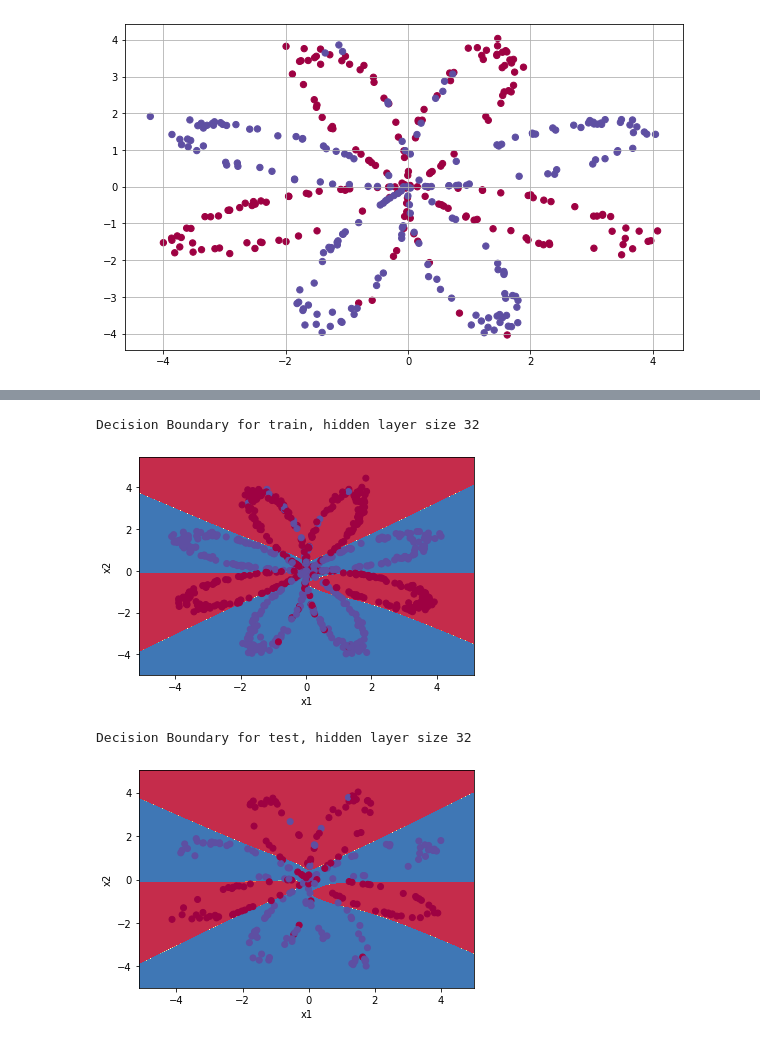
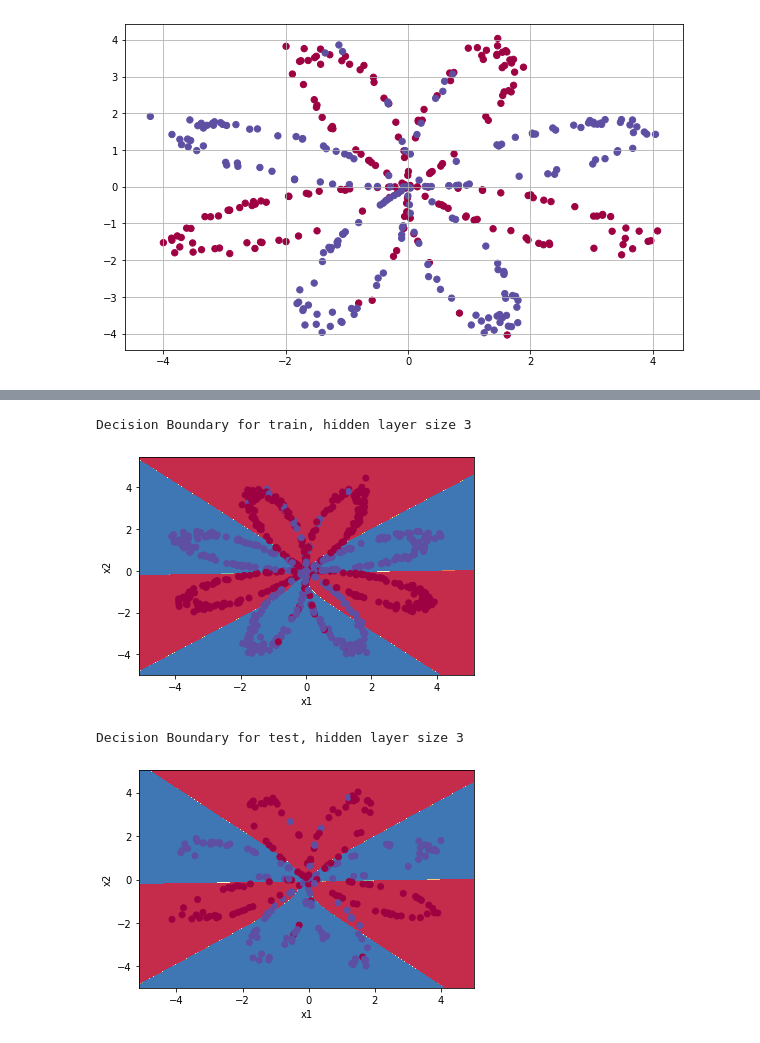
Before and after one commit to ArgoNeon/Introduction_in_neural_networks, a Jupyter notebook: main.ipynb, the cells around one changed output, grey strips where cells are left out. Drawn from its saved outputs; the diff is of its cells as text; code cells hidden in the pictures.

```diff
--- a/main.ipynb
+++ b/main.ipynb
@@ -189,8 +291,8 @@ X, y = load_planar_dataset(m=1000)
 # %%
 X_train, X_test, y_train, y_test = train_test_split(X, y, shuffle=True)
 # %%
-model = OneLayerNN(n_input=2, n_hidden=32, activation_funs=['tanh', 'sigmoid'])
-optimizer = Optimizer(model, lr=1e-2)
-loss = Loss(model, binary_crossentropy, binary_crossentropy_bw)
-model.summary()
+network = NeuralNetwork(2, dict({'layer_1': [3, 'sigmoid'], 'layer_2': [2, 'tanh'], 'layer_3': [3, 'sigmoid']}))
+optimizer = Optimizer(network, lr=1e-2)
+loss = Loss(network, binary_crossentropy, binary_crossentropy_bw)
+network.summary()
 # %% [output]
@@ -228,12 +336,12 @@ Epoch 4800/5000  Loss: 1.634    Accuracy: 0.856 Val_loss: 1.093 Val_accuracy: 0.
 # %%
-print("Decision Boundary for train, hidden layer size " + str(model.params['w1'].shape[0]))
-plot_decision_boundary(lambda x: model(x)>0.5, X_train, y_train)
+print("Decision Boundary for train, hidden layer size " + str(network.params['w1'].shape[0]))
+plot_decision_boundary(lambda x: network(x)>0.5, X_train, y_train)
 # %% [output]
-Decision Boundary for train, hidden layer size 32
+Decision Boundary for train, hidden layer size 3
-[figure, old version]
+[figure, new version]
 # %%
-print("Decision Boundary for test, hidden layer size " + str(model.params['w1'].shape[0]))
-plot_decision_boundary(lambda x: model(x)>0.5, X_test, y_test)
+print("Decision Boundary for test, hidden layer size " + str(network.params['w1'].shape[0]))
+plot_decision_boundary(lambda x: network(x)>0.5, X_test, y_test)
 # %% [output]
-Decision Boundary for test, hidden layer size 32
+Decision Boundary for test, hidden layer size 3
-[figure, old version]
+[figure, new version]
```
Also changed, not shown: parts of 16 cells of this notebook.
